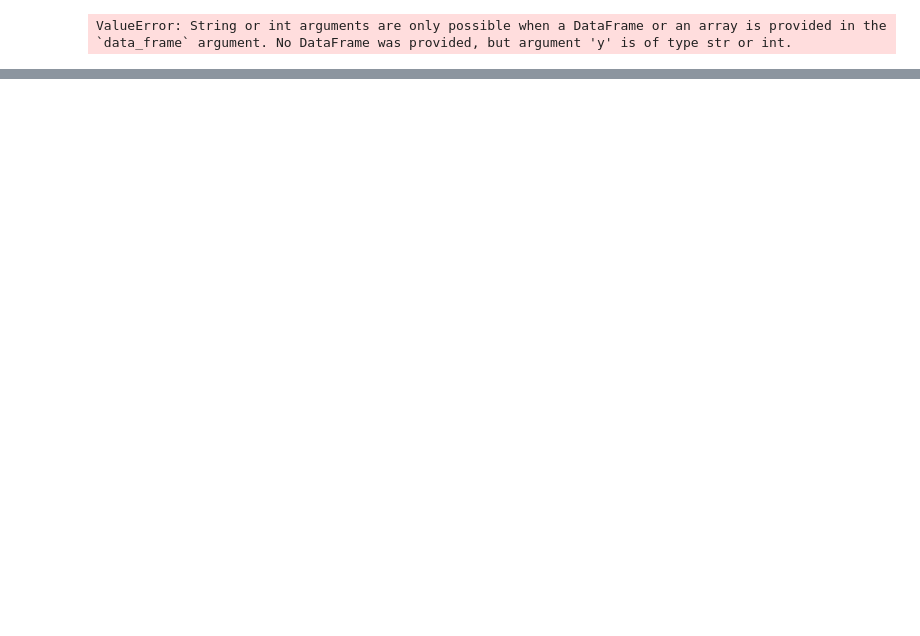
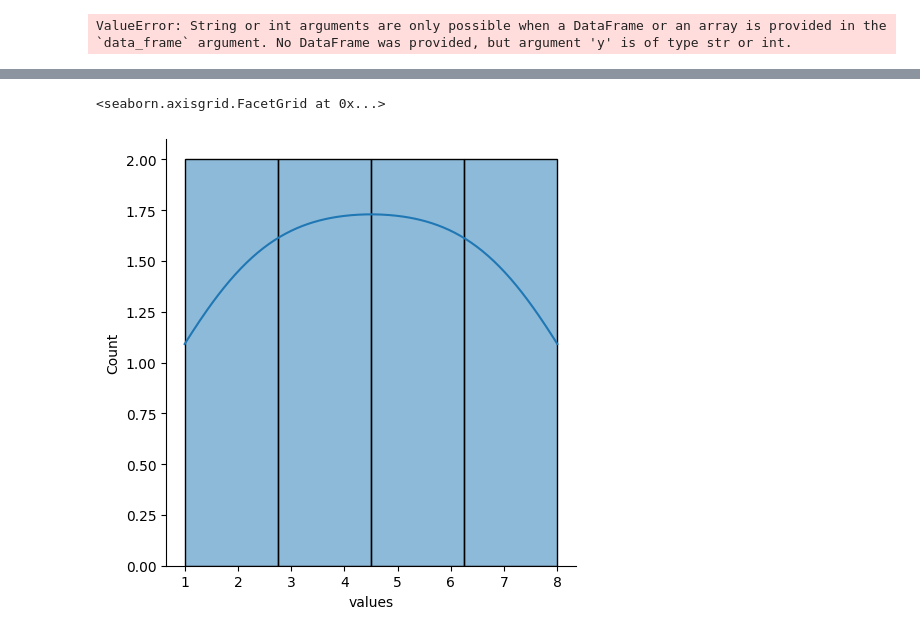
Before and after one commit to rajkumars27/Guvi-1, a Jupyter notebook: Practice.ipynb, the cells around one changed output, grey strips where cells are left out. Saved outputs shown, nothing was run; the diff lists cells and outputs as text; code cells hidden in the pictures; blank space fills up the shorter version.

```diff
--- a/Practice.ipynb
+++ b/Practice.ipynb
@@ -841,0 +851,5 @@ mv: cannot stat 'kaggle.json': No such file or directory
+# %%
+sns.displot(df['values'],kde=True)
+# %% [output]
+<seaborn.axisgrid.FacetGrid at 0x...>
+[figure, added]
```
Also changed, not shown: parts of 14 cells of this notebook.
